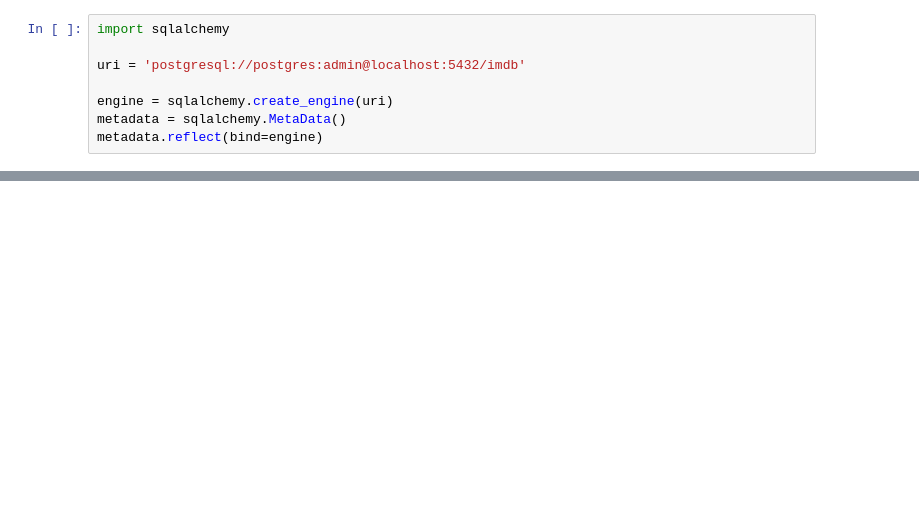
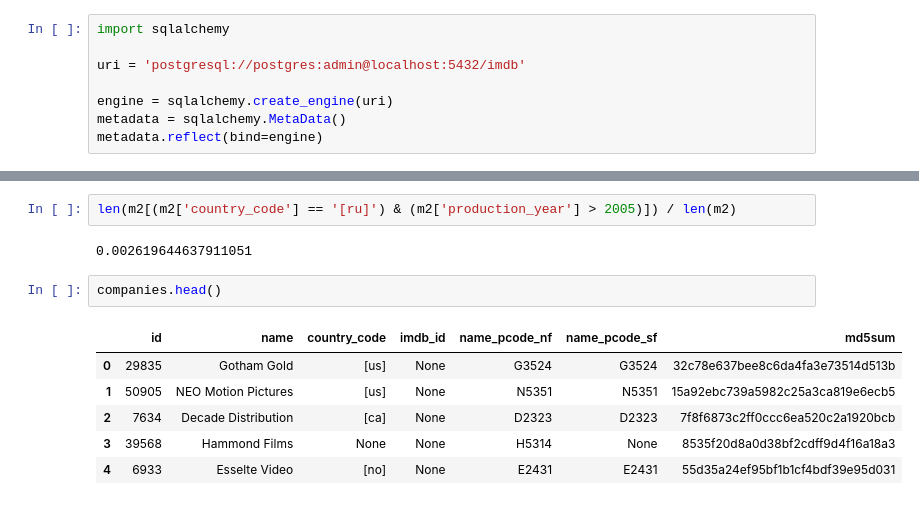
Before and after one commit to MaxHalford/dasfaa-2019, a Jupyter notebook: Playground.ipynb, the cells around one changed output, grey strips where cells are left out. Saved outputs shown, nothing was run; the diff lists cells and outputs as text; blank space fills up the shorter version.

```diff
--- a/Playground.ipynb
+++ b/Playground.ipynb
@@ -112,0 +157,13 @@ metrics.mutual_info_score(x, y)
+# %%
+len(m2[(m2['country_code'] == '[ru]') & (m2['production_year'] > 2005)]) / len(m2)
+# %% [output]
+0.002619644637911051
+# %%
+companies.head()
+# %% [output]
+|  | id | name | country_code | imdb_id | name_pcode_nf | name_pcode_sf | md5sum |
+| 0 | 29835 | Gotham Gold | [us] | None | G3524 | G3524 | 32c78e637bee8c6da4fa3e73514d513b |
+| 1 | 50905 | NEO Motion Pictures | [us] | None | N5351 | N5351 | 15a92ebc739a5982c25a3ca819e6ecb5 |
+| 2 | 7634 | Decade Distribution | [ca] | None | D2323 | D2323 | 7f8f6873c2ff0ccc6ea520c2a1920bcb |
+| 3 | 39568 | Hammond Films | None | None | H5314 | None | 8535f20d8a0d38bf2cdff9d4f16a18a3 |
+| 4 | 6933 | Esselte Video | [no] | None | E2431 | E2431 | 55d35a24ef95bf1b1cf4bdf39e95d031 |
```
Also changed, not shown: parts of 25 cells of this notebook, 16 other files.
